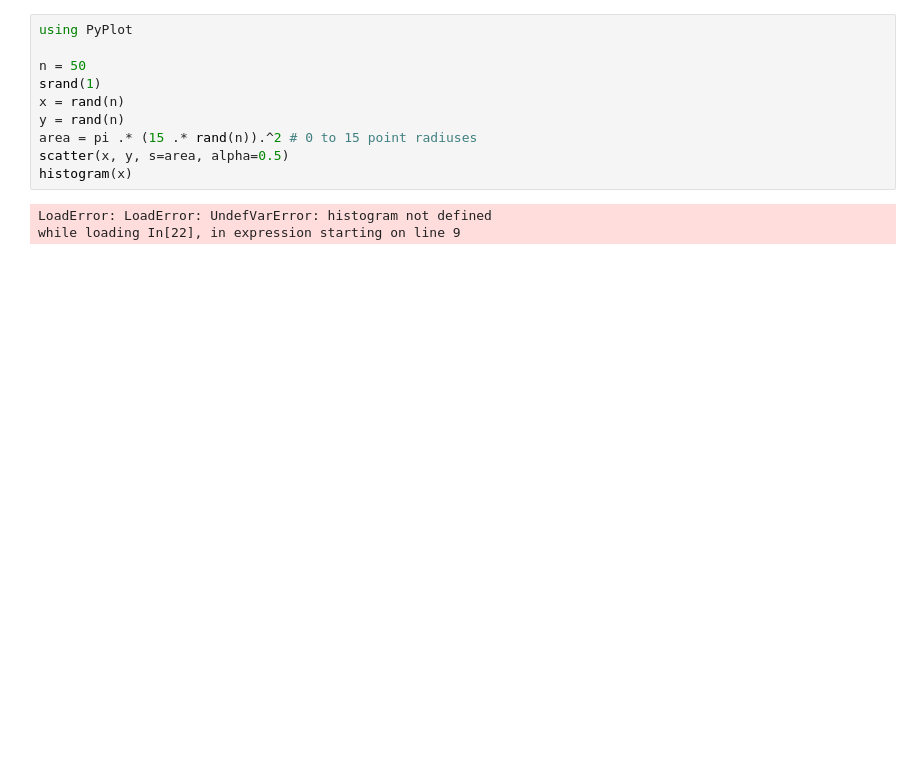
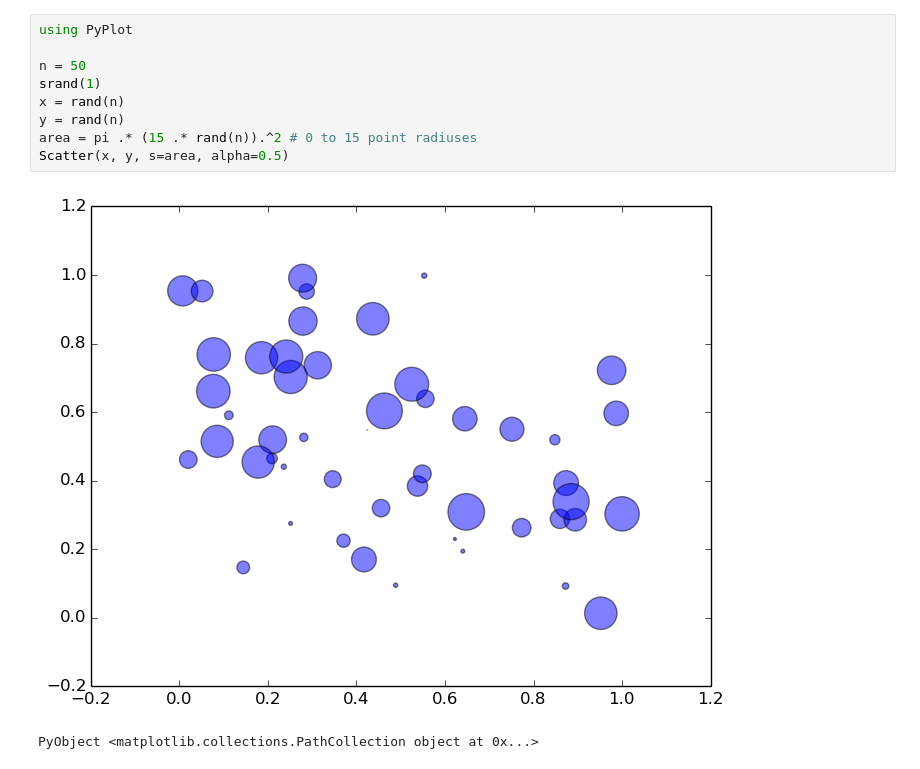
Before and after one commit to luiarthur/play_scala, a Jupyter notebook: ijulia/my_first_ijulia.ipynb, the cells around one changed output. Drawn from its saved outputs; the diff is of its cells as text; blank space fills up the shorter version.

```diff
--- a/ijulia/my_first_ijulia.ipynb
+++ b/ijulia/my_first_ijulia.ipynb
@@ -13,13 +9,12 @@ NULL
 # %%
 using PyPlot
 
 n = 50
 srand(1)
 x = rand(n)
 y = rand(n)
 area = pi .* (15 .* rand(n)).^2 # 0 to 15 point radiuses
-scatter(x, y, s=area, alpha=0.5)
-histogram(x)
+Scatter(x, y, s=area, alpha=0.5)
 # %% [output]
+[figure, added]
-LoadError: LoadError: UndefVarError: histogram not defined
-while loading In[22], in expression starting on line 9
+PyObject <matplotlib.collections.PathCollection object at 0x...>
```
Also changed, not shown: parts of 2 cells of this notebook.
